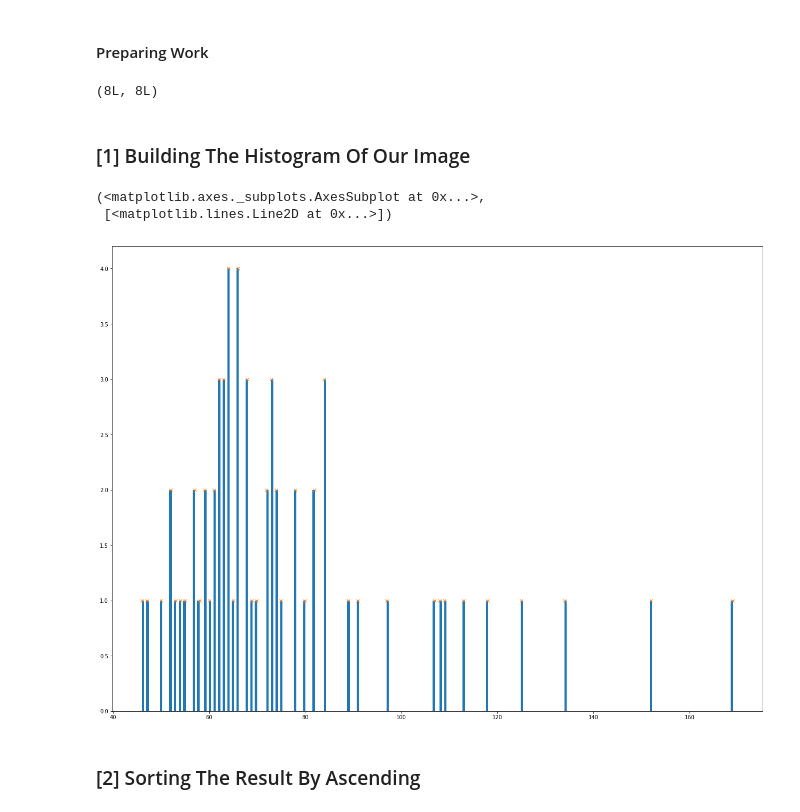
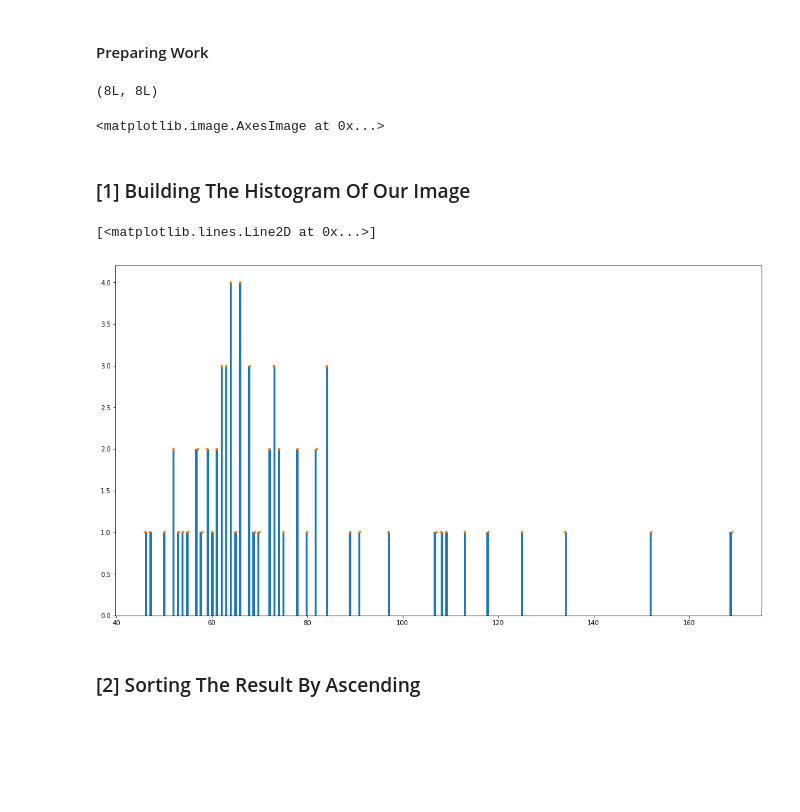
Before and after one commit to ahmedibrahimq/histogr-eq, a Jupyter notebook: histogreq.ipynb, the cells around one changed output. Saved outputs shown, nothing was run; the diff lists cells and outputs as text; code cells hidden in the pictures; blank space fills up the shorter version.

```diff
--- a/histogreq.ipynb
+++ b/histogreq.ipynb
@@ -6,15 +6,16 @@
 from PIL import Image
 from pylab import *
 
-myim = array(Image.open(r"Images/sub8x8.jpg").convert('L'))
+myim = array(Image.open(r"images/sub8x8.jpg").convert('L'))
 I = myim.flatten()
 
+# Display the image we work on
+print shape(myim)
 figure(figsize=(8,8))
 imshow(myim, cmap=cm.gray)
-
-shape(myim)
 # %% [output]
 (8L, 8L)
+<matplotlib.image.AxesImage at 0x...>
 # %% [markdown]
 ### [1] Building The Histogram Of Our Image
 # %%
@@ -36,16 +37,16 @@ for p in I:
 # %%
 '''
 Comparing our resulted Histogram with 'matplotlib.pyplot.hist' result
 '''
 
-figure(figsize=(48,16))
-subplot(121),hist(I,256)
+figure(figsize=(18,10))
+subplot()
+hist(I,256)
 # Ours
-subplot(121),plot(h.keys(), h.values(), 'x')
+plot(h.keys(), h.values(),'.')
 # %% [output]
-(<matplotlib.axes._subplots.AxesSubplot at 0x...>,
- [<matplotlib.lines.Line2D at 0x...>])
+[<matplotlib.lines.Line2D at 0x...>]
-[figure, old version]
+[figure, new version]
 # %% [markdown]
 ### [2] Sorting The Result By Ascending
 # %%
```
Also changed, not shown: parts of 4 cells of this notebook, 8 other files.
